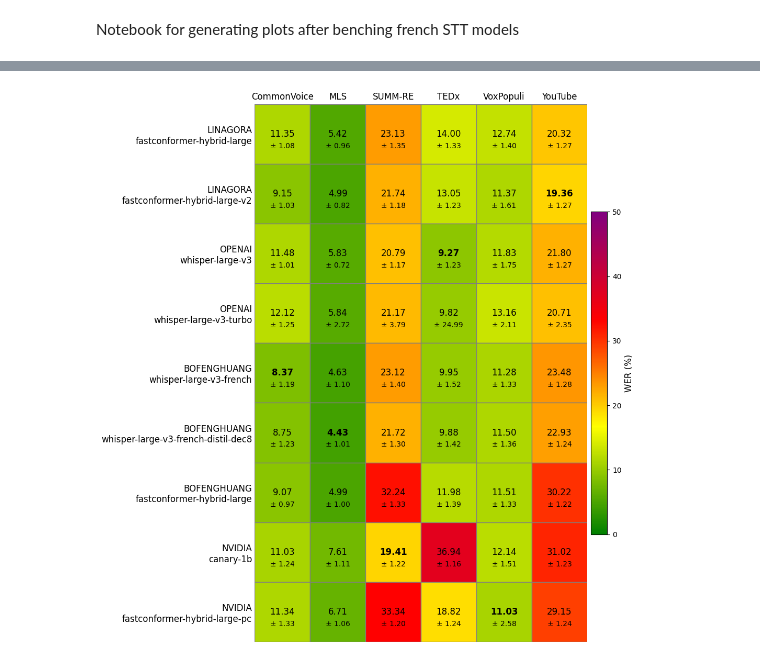
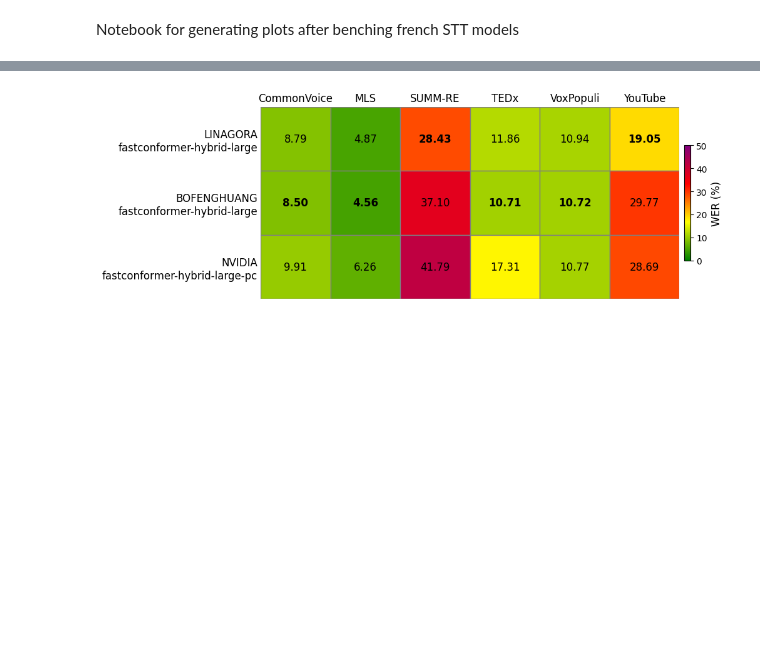
Before and after one commit to linagora-labs/asr_benchmark, a Jupyter notebook: bench_fr/generate_plots.ipynb, the cells around one changed output, grey strips where cells are left out. Drawn from its saved outputs; the diff is of its cells as text; code cells hidden in the pictures; blank space fills up the shorter version.

Commit message:
fix wer table

```diff
--- a/bench_fr/generate_plots.ipynb
+++ b/bench_fr/generate_plots.ipynb
@@ -11,7 +11,7 @@ from asr_benchmark.utils.visualize import load_data
 
 pd.set_option("future.no_silent_downcasting", True)
 # %%
-INPUT_FOLDER = "local_bench_fr"
+INPUT_FOLDER = "local_bench_fr_full"
 OUTPUT_FOLDER = "local_plots"
 
 os.makedirs(OUTPUT_FOLDER, exist_ok=True)
@@ -57,4 +54,4 @@ for x in datasets:
 # %%
 from asr_benchmark.visualization.table import df_to_wer_table_format, plot_wer_table, generate_markdown_table_with_std, prepare_model_name, reorder_wer_pivot
 
-wer_pivot, wer_std_pivot, wer_conf_pivot = df_to_wer_table_format(df)
+wer_pivot = df_to_wer_table_format(df)
@@ -95,6 +70,6 @@ print(markdown_table)
 # %%
 wer_pivot.index = [prepare_model_name(name) for name in wer_pivot.index]
 wer_pivot = reorder_wer_pivot(wer_pivot)
-plot_wer_table(wer_pivot, wer_conf_pivot, os.path.join(OUTPUT_FOLDER, "wer_table.png"))
+plot_wer_table(wer_pivot, os.path.join(OUTPUT_FOLDER, "wer_table.png"))
 # %% [output]
-[figure, old version]
+[figure, new version]
```
Also changed, not shown: parts of 3 cells of this notebook, 1 other file.
